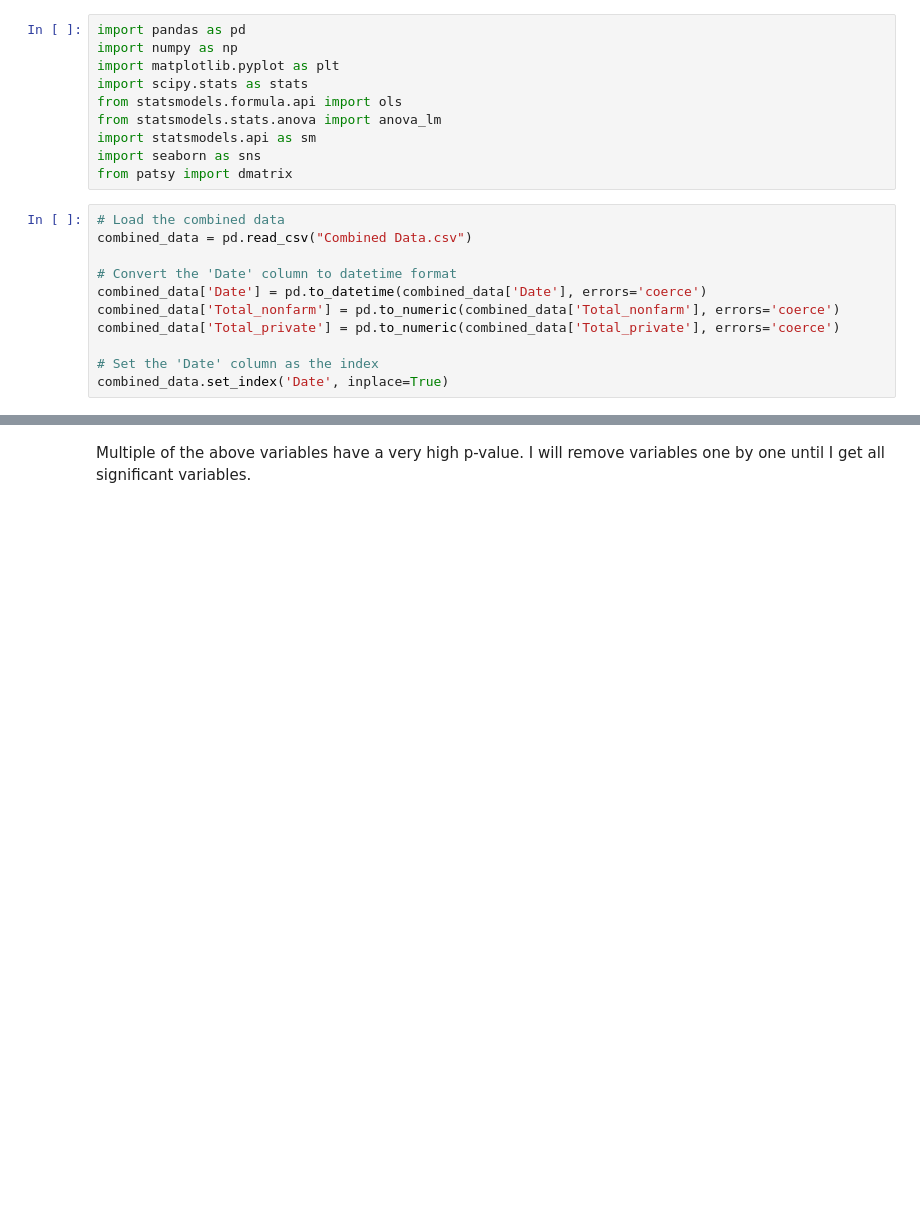
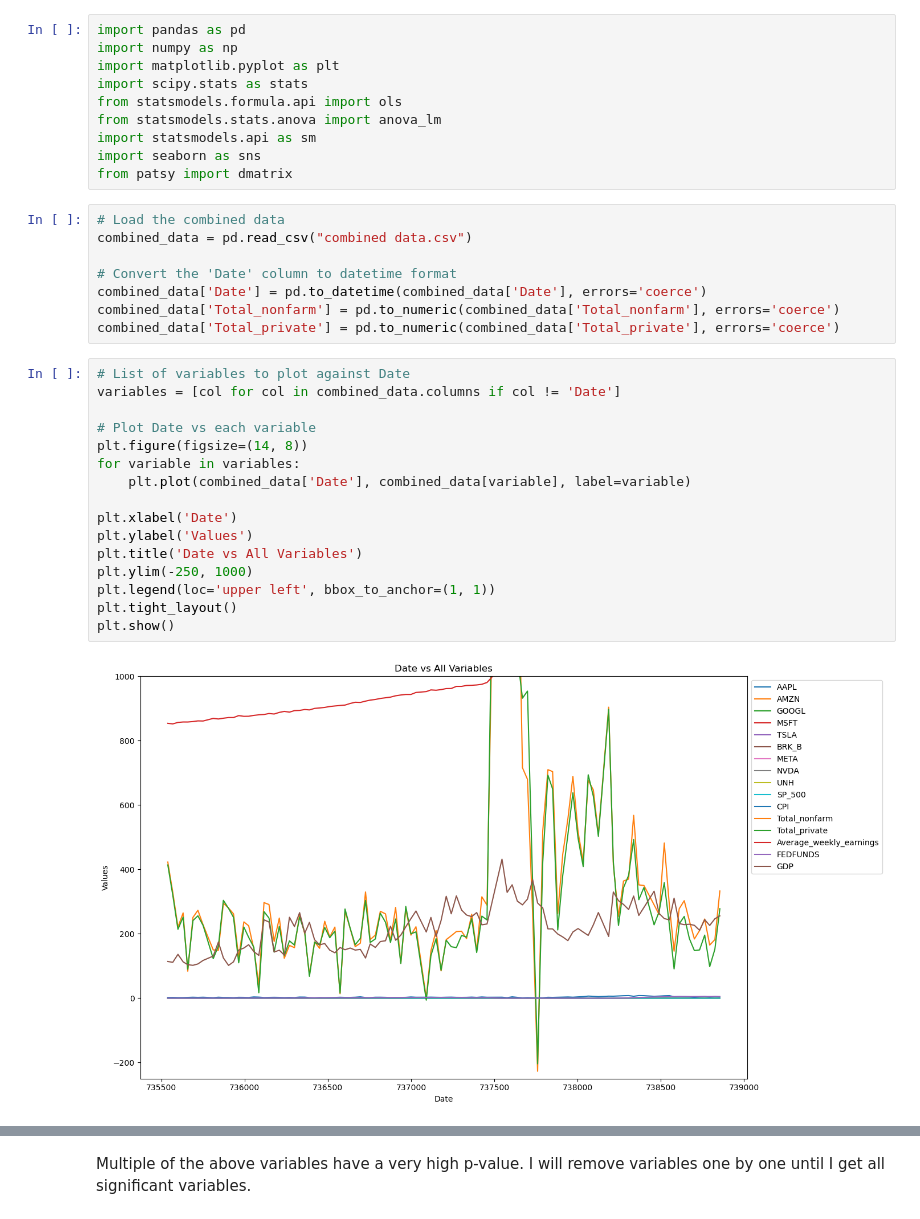
Before and after one commit to DaBelenlearner/Regression_Project, a Jupyter notebook: MLR.ipynb, the cells around one changed output, grey strips where cells are left out. Drawn from its saved outputs; the diff is of its cells as text; blank space fills up the shorter version.

```diff
--- a/MLR.ipynb
+++ b/MLR.ipynb
@@ -10,15 +10,30 @@ import seaborn as sns
 from patsy import dmatrix
 # %%
 # Load the combined data
-combined_data = pd.read_csv("Combined Data.csv")
+combined_data = pd.read_csv("combined data.csv")
 
 # Convert the 'Date' column to datetime format
 combined_data['Date'] = pd.to_datetime(combined_data['Date'], errors='coerce')
 combined_data['Total_nonfarm'] = pd.to_numeric(combined_data['Total_nonfarm'], errors='coerce')
 combined_data['Total_private'] = pd.to_numeric(combined_data['Total_private'], errors='coerce')
-
-# Set the 'Date' column as the index
-combined_data.set_index('Date', inplace=True)
+# %%
+# List of variables to plot against Date
+variables = [col for col in combined_data.columns if col != 'Date']
+
+# Plot Date vs each variable
+plt.figure(figsize=(14, 8))
+for variable in variables:
+    plt.plot(combined_data['Date'], combined_data[variable], label=variable)
+
+plt.xlabel('Date')
+plt.ylabel('Values')
+plt.title('Date vs All Variables')
+plt.ylim(-250, 1000)
+plt.legend(loc='upper left', bbox_to_anchor=(1, 1))
+plt.tight_layout()
+plt.show()
+# %% [output]
+[figure, added]
 # %%
 # Create a pairplot
 sns.pairplot(combined_data)
```
Also changed, not shown: parts of 11 cells of this notebook.
